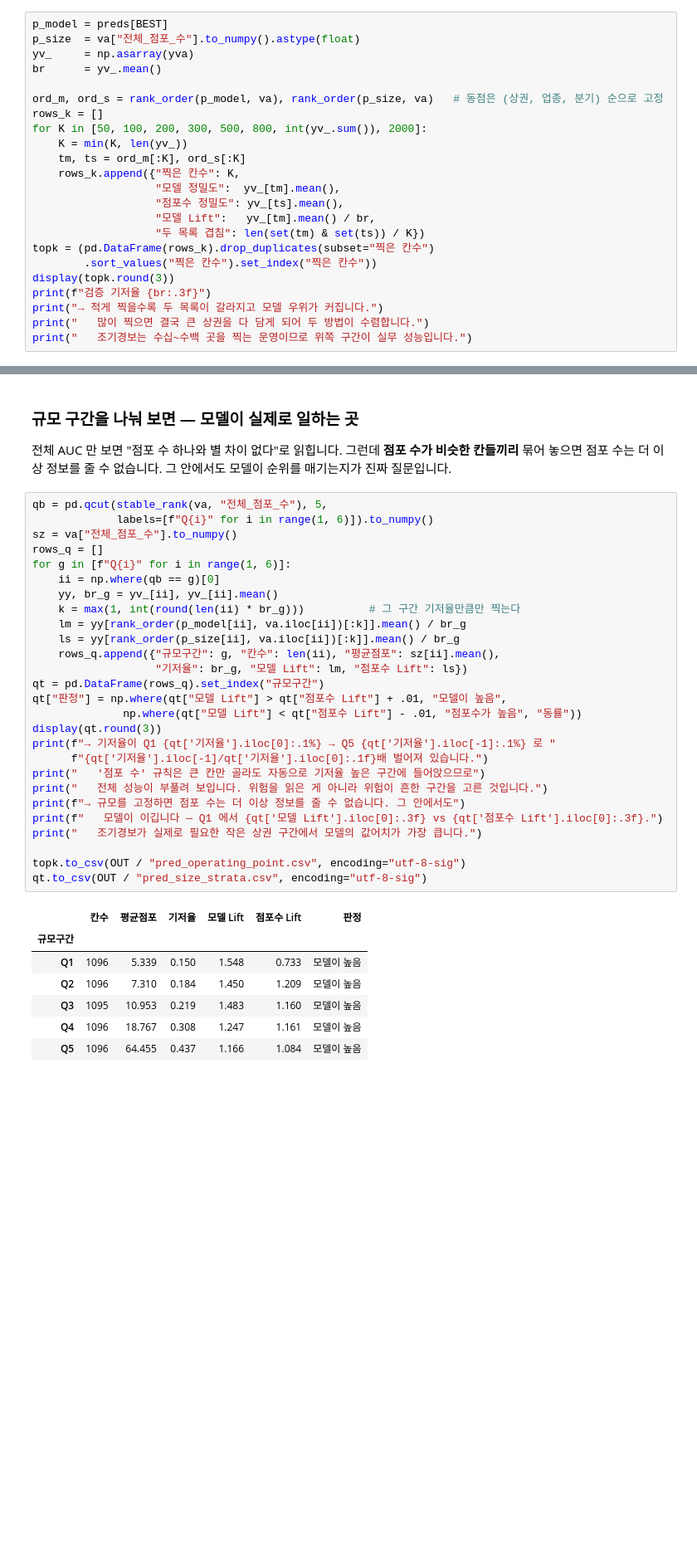
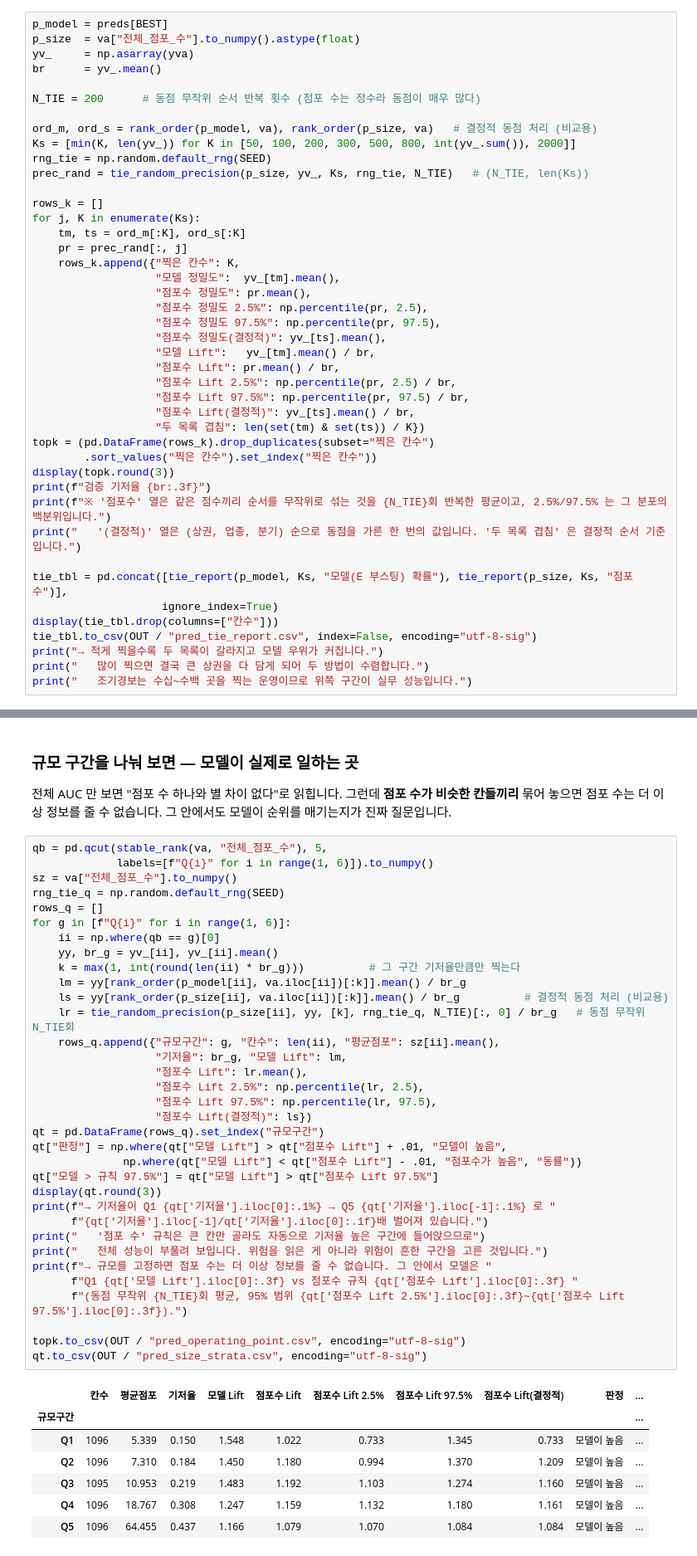
Before and after one commit to jiwoon-oh/seoul-closure-risk, a Jupyter notebook: src/step8_predict.ipynb, the cells around one changed output, grey strips where cells are left out. Shown at 83% size. Cells and saved outputs as stored; diff of their text form; blank space fills up the shorter version.

```diff
--- a/src/step8_predict.ipynb
+++ b/src/step8_predict.ipynb
@@ -305,20 +305,40 @@ p_size  = va["전체_점포_수"].to_numpy().astype(float)
 yv_     = np.asarray(yva)
 br      = yv_.mean()
 
-ord_m, ord_s = rank_order(p_model, va), rank_order(p_size, va)   # 동점은 (상권, 업종, 분기) 순으로 고정
+N_TIE = 200      # 동점 무작위 순서 반복 횟수 (점포 수는 정수라 동점이 매우 많다)
+
+ord_m, ord_s = rank_order(p_model, va), rank_order(p_size, va)   # 결정적 동점 처리 (비교용)
+Ks = [min(K, len(yv_)) for K in [50, 100, 200, 300, 500, 800, int(yv_.sum()), 2000]]
+rng_tie = np.random.default_rng(SEED)
+prec_rand = tie_random_precision(p_size, yv_, Ks, rng_tie, N_TIE)   # (N_TIE, len(Ks))
+
 rows_k = []
-for K in [50, 100, 200, 300, 500, 800, int(yv_.sum()), 2000]:
-    K = min(K, len(yv_))
+for j, K in enumerate(Ks):
     tm, ts = ord_m[:K], ord_s[:K]
+    pr = prec_rand[:, j]
     rows_k.append({"찍은 칸수": K,
                    "모델 정밀도":  yv_[tm].mean(),
-                   "점포수 정밀도": yv_[ts].mean(),
+                   "점포수 정밀도": pr.mean(),
+                   "점포수 정밀도 2.5%": np.percentile(pr, 2.5),
+                   "점포수 정밀도 97.5%": np.percentile(pr, 97.5),
+                   "점포수 정밀도(결정적)": yv_[ts].mean(),
                    "모델 Lift":   yv_[tm].mean() / br,
+                   "점포수 Lift": pr.mean() / br,
+                   "점포수 Lift 2.5%": np.percentile(pr, 2.5) / br,
+                   "점포수 Lift 97.5%": np.percentile(pr, 97.5) / br,
+                   "점포수 Lift(결정적)": yv_[ts].mean() / br,
                    "두 목록 겹침": len(set(tm) & set(ts)) / K})
 topk = (pd.DataFrame(rows_k).drop_duplicates(subset="찍은 칸수")
         .sort_values("찍은 칸수").set_index("찍은 칸수"))
 display(topk.round(3))
 print(f"검증 기저율 {br:.3f}")
+print(f"※ '점포수' 열은 같은 점수끼리 순서를 무작위로 섞는 것을 {N_TIE}회 반복한 평균이고, 2.5%/97.5% 는 그 분포의 백분위입니다.")
+print("   '(결정적)' 열은 (상권, 업종, 분기) 순으로 동점을 가른 한 번의 값입니다. '두 목록 겹침' 은 결정적 순서 기준입니다.")
+
+tie_tbl = pd.concat([tie_report(p_model, Ks, "모델(E 부스팅) 확률"), tie_report(p_size, Ks, "점포 수")],
+                    ignore_index=True)
+display(tie_tbl.drop(columns=["칸수"]))
+tie_tbl.to_csv(OUT / "pred_tie_report.csv", index=False, encoding="utf-8-sig")
 print("→ 적게 찍을수록 두 목록이 갈라지고 모델 우위가 커집니다.")
 print("   많이 찍으면 결국 큰 상권을 다 담게 되어 두 방법이 수렴합니다.")
 print("   조기경보는 수십~수백 곳을 찍는 운영이므로 위쪽 구간이 실무 성능입니다.")
@@ -344,38 +383,45 @@ print("   조기경보는 수십~수백 곳을 찍는 운영이므로 위쪽 구
 # %%
 qb = pd.qcut(stable_rank(va, "전체_점포_수"), 5,
              labels=[f"Q{i}" for i in range(1, 6)]).to_numpy()
 sz = va["전체_점포_수"].to_numpy()
+rng_tie_q = np.random.default_rng(SEED)
 rows_q = []
 for g in [f"Q{i}" for i in range(1, 6)]:
     ii = np.where(qb == g)[0]
     yy, br_g = yv_[ii], yv_[ii].mean()
     k = max(1, int(round(len(ii) * br_g)))          # 그 구간 기저율만큼만 찍는다
     lm = yy[rank_order(p_model[ii], va.iloc[ii])[:k]].mean() / br_g
-    ls = yy[rank_order(p_size[ii], va.iloc[ii])[:k]].mean() / br_g
+    ls = yy[rank_order(p_size[ii], va.iloc[ii])[:k]].mean() / br_g          # 결정적 동점 처리 (비교용)
+    lr = tie_random_precision(p_size[ii], yy, [k], rng_tie_q, N_TIE)[:, 0] / br_g   # 동점 무작위 N_TIE회
     rows_q.append({"규모구간": g, "칸수": len(ii), "평균점포": sz[ii].mean(),
-                   "기저율": br_g, "모델 Lift": lm, "점포수 Lift": ls})
+                   "기저율": br_g, "모델 Lift": lm,
+                   "점포수 Lift": lr.mean(),
+                   "점포수 Lift 2.5%": np.percentile(lr, 2.5),
+                   "점포수 Lift 97.5%": np.percentile(lr, 97.5),
+                   "점포수 Lift(결정적)": ls})
 qt = pd.DataFrame(rows_q).set_index("규모구간")
 qt["판정"] = np.where(qt["모델 Lift"] > qt["점포수 Lift"] + .01, "모델이 높음",
               np.where(qt["모델 Lift"] < qt["점포수 Lift"] - .01, "점포수가 높음", "동률"))
+qt["모델 > 규칙 97.5%"] = qt["모델 Lift"] > qt["점포수 Lift 97.5%"]
 display(qt.round(3))
 print(f"→ 기저율이 Q1 {qt['기저율'].iloc[0]:.1%} → Q5 {qt['기저율'].iloc[-1]:.1%} 로 "
       f"{qt['기저율'].iloc[-1]/qt['기저율'].iloc[0]:.1f}배 벌어져 있습니다.")
 print("   '점포 수' 규칙은 큰 칸만 골라도 자동으로 기저율 높은 구간에 들어앉으므로")
 print("   전체 성능이 부풀려 보입니다. 위험을 읽은 게 아니라 위험이 흔한 구간을 고른 것입니다.")
-print(f"→ 규모를 고정하면 점포 수는 더 이상 정보를 줄 수 없습니다. 그 안에서도")
-print(f"   모델이 이깁니다 — Q1 에서 {qt['모델 Lift'].iloc[0]:.3f} vs {qt['점포수 Lift'].iloc[0]:.3f}.")
-print("   조기경보가 실제로 필요한 작은 상권 구간에서 모델의 값어치가 가장 큽니다.")
+print(f"→ 규모를 고정하면 점포 수는 더 이상 정보를 줄 수 없습니다. 그 안에서 모델은 "
+      f"Q1 {qt['모델 Lift'].iloc[0]:.3f} vs 점포수 규칙 {qt['점포수 Lift'].iloc[0]:.3f} "
+      f"(동점 무작위 {N_TIE}회 평균, 95% 범위 {qt['점포수 Lift 2.5%'].iloc[0]:.3f}~{qt['점포수 Lift 97.5%'].iloc[0]:.3f}).")
 
 topk.to_csv(OUT / "pred_operating_point.csv", encoding="utf-8-sig")
 qt.to_csv(OUT / "pred_size_strata.csv", encoding="utf-8-sig")
 # %% [output]
-|  | 칸수 | 평균점포 | 기저율 | 모델 Lift | 점포수 Lift | 판정 |
-| 규모구간 |  |  |  |  |  |  |
-| Q1 | 1096 | 5.339 | 0.150 | 1.548 | 0.733 | 모델이 높음 |
-| Q2 | 1096 | 7.310 | 0.184 | 1.450 | 1.209 | 모델이 높음 |
-| Q3 | 1095 | 10.953 | 0.219 | 1.483 | 1.160 | 모델이 높음 |
-| Q4 | 1096 | 18.767 | 0.308 | 1.247 | 1.161 | 모델이 높음 |
-| Q5 | 1096 | 64.455 | 0.437 | 1.166 | 1.084 | 모델이 높음 |
+|  | 칸수 | 평균점포 | 기저율 | 모델 Lift | 점포수 Lift | 점포수 Lift 2.5% | 점포수 Lift 97.5% | 점포수 Lift(결정적) | 판정 | ... |
+| 규모구간 |  |  |  |  |  |  |  |  |  | ... |
+| Q1 | 1096 | 5.339 | 0.150 | 1.548 | 1.022 | 0.733 | 1.345 | 0.733 | 모델이 높음 | ... |
+| Q2 | 1096 | 7.310 | 0.184 | 1.450 | 1.180 | 0.994 | 1.370 | 1.209 | 모델이 높음 | ... |
+| Q3 | 1095 | 10.953 | 0.219 | 1.483 | 1.192 | 1.103 | 1.274 | 1.160 | 모델이 높음 | ... |
+| Q4 | 1096 | 18.767 | 0.308 | 1.247 | 1.159 | 1.132 | 1.180 | 1.161 | 모델이 높음 | ... |
+| Q5 | 1096 | 64.455 | 0.437 | 1.166 | 1.079 | 1.070 | 1.084 | 1.084 | 모델이 높음 | ... |
 → 기저율이 Q1 15.0% → Q5 43.7% 로 2.9배 벌어져 있습니다.
    '점포 수' 규칙은 큰 칸만 골라도 자동으로 기저율 높은 구간에 들어앉으므로
    전체 성능이 부풀려 보입니다. 위험을 읽은 게 아니라 위험이 흔한 구간을 고른 것입니다.
```
Also changed, not shown: parts of 3 cells of this notebook, 6 other files.
